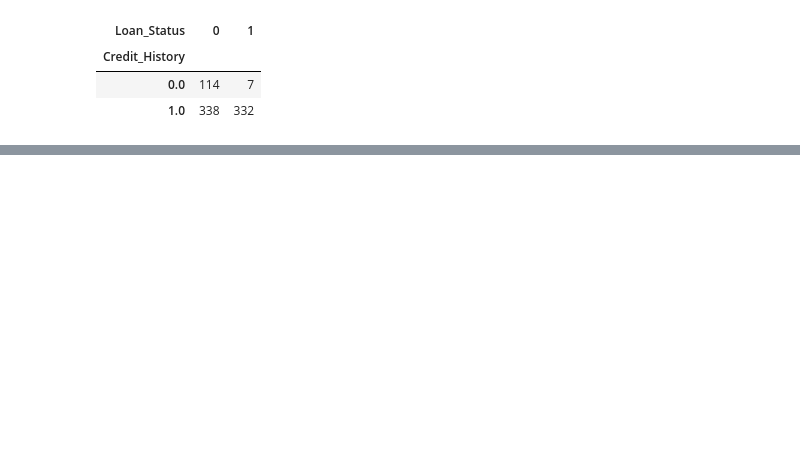
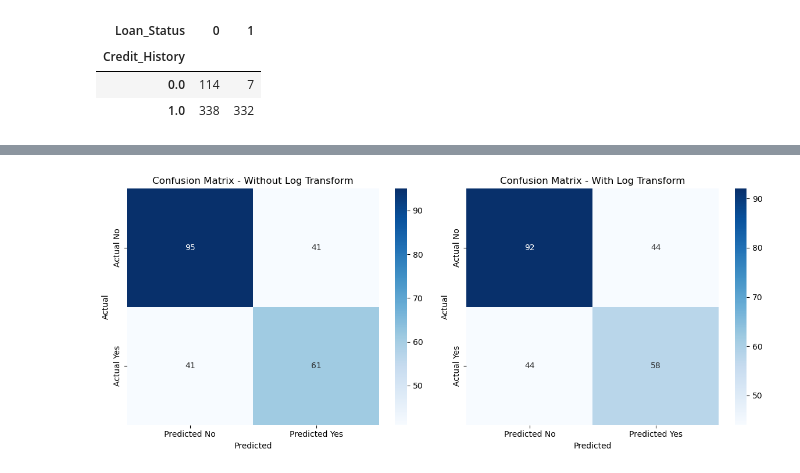
Before and after one commit to edrs20/ADF-ML-Hackathon, a Jupyter notebook: playground.ipynb, the cells around one changed output, grey strips where cells are left out. Drawn from its saved outputs; the diff is of its cells as text; code cells hidden in the pictures; blank space fills up the shorter version.

```diff
--- a/playground.ipynb
+++ b/playground.ipynb
@@ -291,0 +339,6 @@ df[numeric].corr()
+# %%
+# Fit both models on training data
+pipe_no_log.fit(X_train, y_train)
+pipe_with_log.fit(X_train, y_train)
+
+print("Models trained successfully!")
@@ -291,0 +347,14 @@ df[numeric].corr()
+# %%
+# Make predictions on test data
+y_pred_no_log = pipe_no_log.predict(X_test)
+y_pred_with_log = pipe_with_log.predict(X_test)
+
+y_pred_proba_no_log = pipe_no_log.predict_proba(X_test)[:, 1]
+y_pred_proba_with_log = pipe_with_log.predict_proba(X_test)[:, 1]
+
+# Print classification reports
+print("Model without log transformation:")
+print(classification_report(y_test, y_pred_no_log))
+
+print("\nModel with log transformation:")
+print(classification_report(y_test, y_pred_with_log))
@@ -291,0 +382,27 @@ df[numeric].corr()
+# %%
+# Confusion matrices
+cm_no_log = confusion_matrix(y_test, y_pred_no_log)
+cm_with_log = confusion_matrix(y_test, y_pred_with_log)
+
+fig, (ax1, ax2) = plt.subplots(1, 2, figsize=(12, 5))
+
+# Confusion matrix for no log
+sns.heatmap(cm_no_log, annot=True, fmt='d', cmap='Blues', ax=ax1,
+            xticklabels=['Predicted No', 'Predicted Yes'],
+            yticklabels=['Actual No', 'Actual Yes'])
+ax1.set_title('Confusion Matrix - Without Log Transform')
+ax1.set_ylabel('Actual')
+ax1.set_xlabel('Predicted')
+
+# Confusion matrix for with log
+sns.heatmap(cm_with_log, annot=True, fmt='d', cmap='Blues', ax=ax2,
+            xticklabels=['Predicted No', 'Predicted Yes'],
+            yticklabels=['Actual No', 'Actual Yes'])
+ax2.set_title('Confusion Matrix - With Log Transform')
+ax2.set_ylabel('Actual')
+ax2.set_xlabel('Predicted')
+
+plt.tight_layout()
+plt.show()
+# %% [output]
+[figure, added]
```
Also changed, not shown: parts of 18 cells of this notebook.
